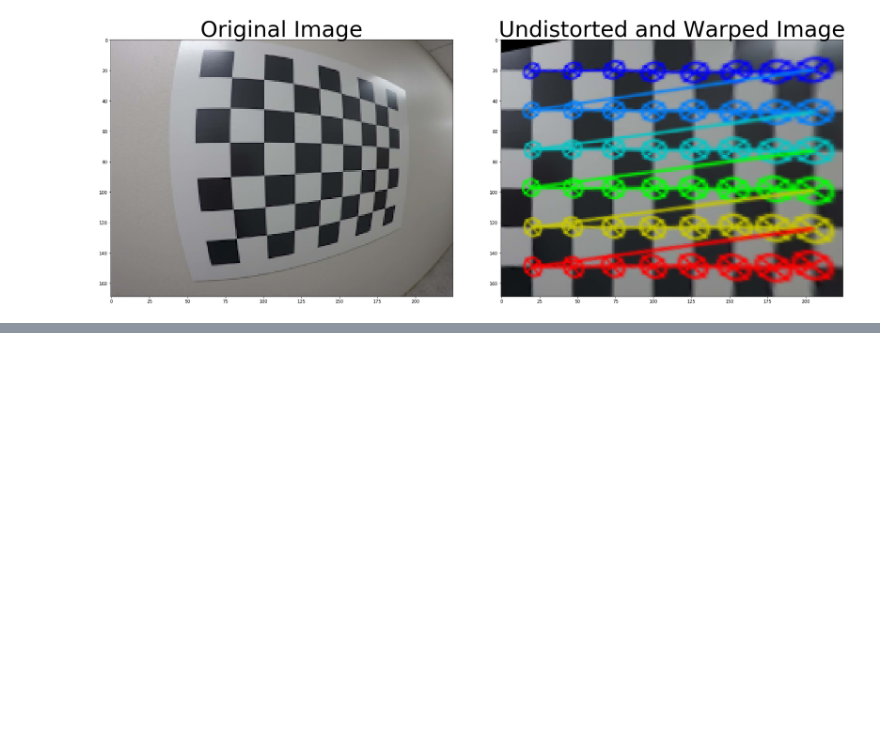
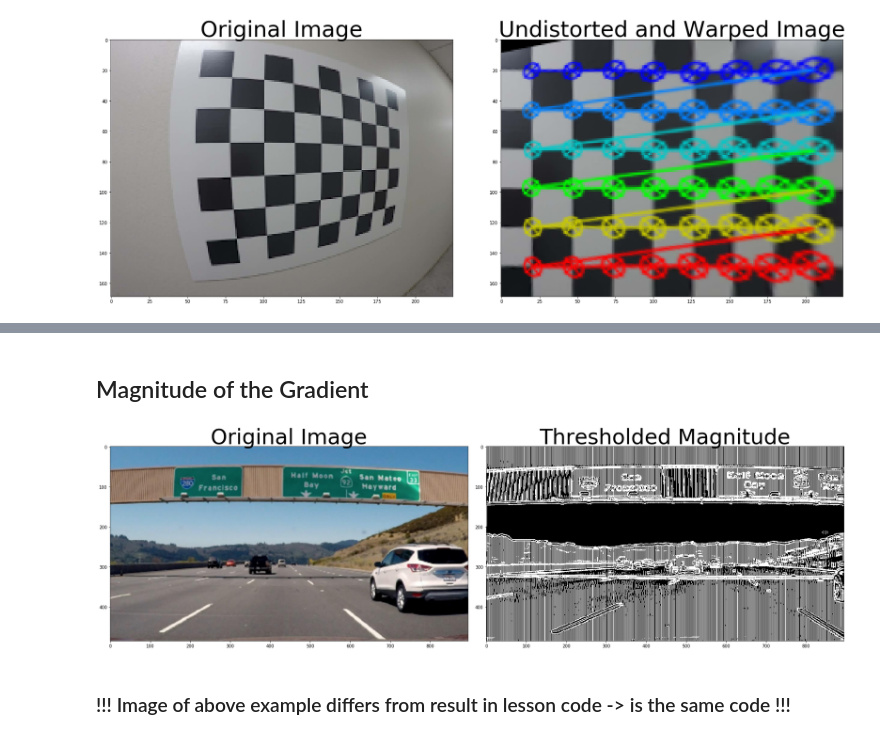
Before and after one commit to mathiasvkaiz/sdcnd-term1, a Jupyter notebook: Project 4 - Advanced Lane Finding/advanced_lane_findin.ipynb, the cells around one changed output, grey strips where cells are left out. Drawn from its saved outputs; the diff is of its cells as text; code cells hidden in the pictures; blank space fills up the shorter version.

```diff
--- a/Project 4 - Advanced Lane Finding/advanced_lane_findin.ipynb
+++ b/Project 4 - Advanced Lane Finding/advanced_lane_findin.ipynb
@@ -262,0 +343,48 @@ plt.subplots_adjust(left=0., right=1, top=0.9, bottom=0.)
+# %% [markdown]
+## Magnitude of the Gradient
+# %%
+import numpy as np
+import cv2
+import matplotlib.pyplot as plt
+import matplotlib.image as mpimg
+import pickle
+
+
+# Read in an image
+image = mpimg.imread('images/thresh-x-example.png')
+
+# Define a function that applies Sobel x and y,
+# then computes the magnitude of the gradient
+# and applies a threshold
+def mag_thresh(img, sobel_kernel=3, mag_thresh=(0, 255)):
+
+    gray = cv2.cvtColor(img, cv2.COLOR_RGB2GRAY)
+    # Take both Sobel x and y gradients
+    sobelx = cv2.Sobel(gray, cv2.CV_64F, 1, 0, ksize=sobel_kernel)
+    sobely = cv2.Sobel(gray, cv2.CV_64F, 0, 1, ksize=sobel_kernel)
+    # Calculate the gradient magnitude
+    gradmag = np.sqrt(sobelx**2 + sobely**2)
+    # Rescale to 8 bit
+    scale_factor = np.max(gradmag)/255
+    gradmag = (gradmag/scale_factor).astype(np.uint8)
+    # Create a binary image of ones where threshold is met, zeros otherwise
+    binary_output = np.zeros_like(gradmag)
+    binary_output[(gradmag >= mag_thresh[0]) & (gradmag <= mag_thresh[1])] = 1
+
+    # Return the binary image
+    return binary_output
+
+# Run the function
+mag_binary = mag_thresh(image, sobel_kernel=9, mag_thresh=(30, 100))
+# Plot the result
+f, (ax1, ax2) = plt.subplots(1, 2, figsize=(24, 9))
+f.tight_layout()
+ax1.imshow(image)
+ax1.set_title('Original Image', fontsize=50)
+ax2.imshow(mag_binary, cmap='gray')
+ax2.set_title('Thresholded Magnitude', fontsize=50)
+plt.subplots_adjust(left=0., right=1, top=0.9, bottom=0.)
+# %% [output]
+[figure, added]
+# %% [markdown]
+### !!! Image of above example differs from result in lesson code -> is the same code !!!
```
Also changed, not shown: parts of 8 cells of this notebook.
